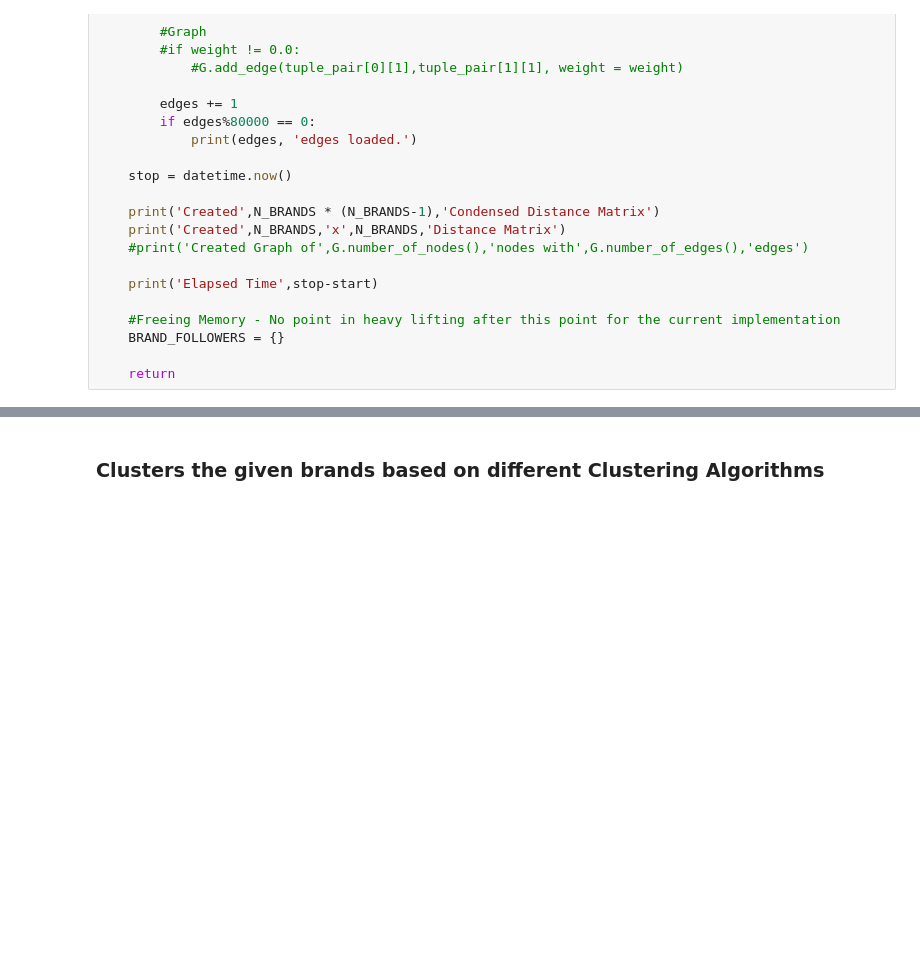
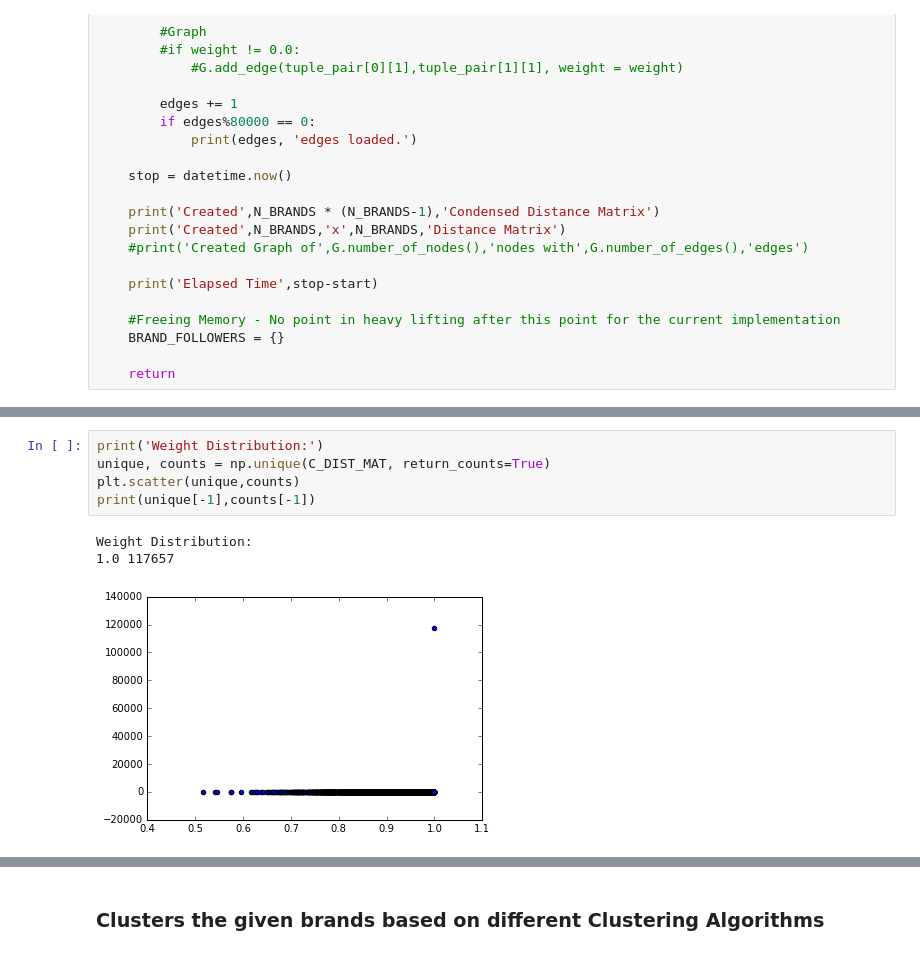
Before and after one commit to tapilab/is-SilambarasanM, a Jupyter notebook: src/main.ipynb, the cells around one changed output, grey strips where cells are left out. Drawn from its saved outputs; the diff is of its cells as text; blank space fills up the shorter version.

```diff
--- a/src/main.ipynb
+++ b/src/main.ipynb
@@ -208,0 +225,9 @@ Elapsed Time 0:28:32.513182
+# %%
+print('Weight Distribution:')
+unique, counts = np.unique(C_DIST_MAT, return_counts=True)
+plt.scatter(unique,counts)
+print(unique[-1],counts[-1])
+# %% [output]
+Weight Distribution:
+1.0 117657
+[figure, added]
```
Also changed, not shown: parts of 18 cells of this notebook, 8 other files.
